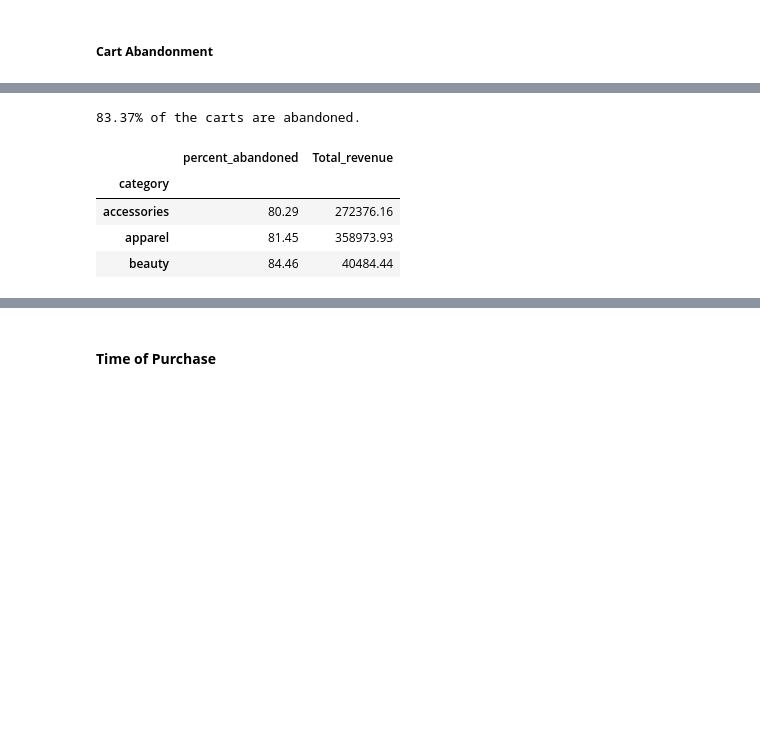
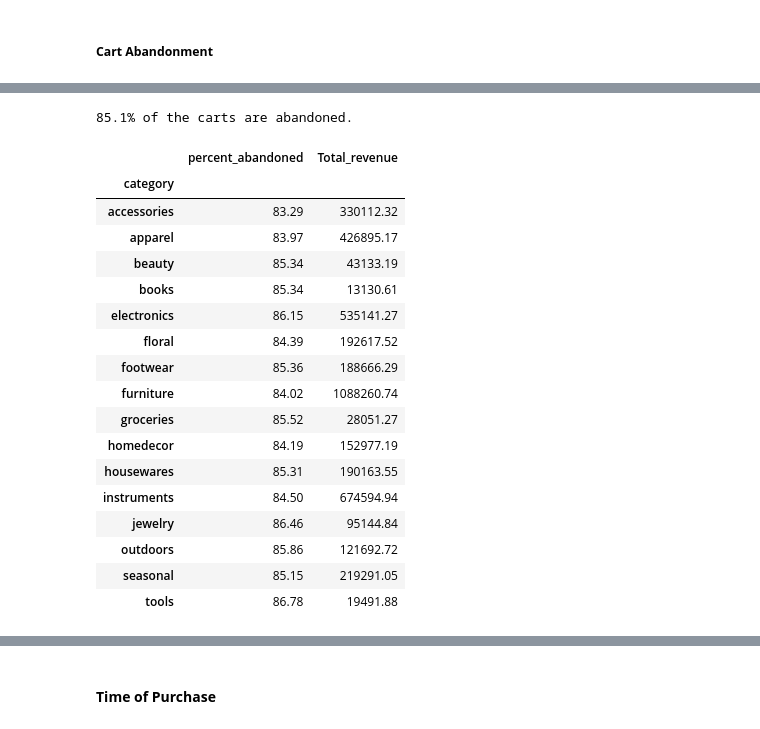
Before and after one commit to diana-kungu/E-commerce-RFM-Analysis, a Jupyter notebook: aws-retail-updated.ipynb, the cells around one changed output, grey strips where cells are left out. Cells and saved outputs as stored; diff of their text form; code cells hidden in the pictures; blank space fills up the shorter version.

```diff
--- a/aws-retail-updated.ipynb
+++ b/aws-retail-updated.ipynb
@@ -72,7 +90,12 @@ products.rename(columns={'id': 'item_id', 'name': 'product_name'},
                inplace = True)
 
 #Merge all datasets
-df = df.merge(products, how='left').merge(
+df_raw = df.merge(products, how='left').merge(
                                     users, how='left', left_on = 'user_id',
                                     right_on = 'id')
-df.drop('id', axis = 1, inplace = True)
+df_pivoted = df_pivoted.merge(products, how='left').merge(
+                                    users, how='left', left_on = 'user_id',
+                                    right_on = 'id')
+
+df_pivoted.drop('id', axis = 1, inplace = True)
+df_raw.head()
@@ -90,3 +121,6 @@ df['price'] = pd.to_numeric(df['price'])
+# %%
+#Convert price to numeric
+df_pivoted['price'] = pd.to_numeric(df_pivoted['price'])
 # %% [markdown]
 ### Products Categories Analysis
 &emsp;  **Orders, Revenue, By Categories** <br>
@@ -203,7 +237,7 @@ df_products.iloc[:10]
 2. What are the conversion rates for each product categories? <br>
 3. Analyze customer flow. <br>
 # %%
-df_interactions = df[['user_id', 'event_type', 'category']]
+df_interactions = df_raw[['user_id', 'event_type', 'category']]
 df_interactions =(df_interactions.pivot_table(index=['category'],
                                     values = 'user_id',
                                     columns='event_type', aggfunc= 'count')
@@ -396,9 +432,10 @@ The average duration from checkoutStarted to OrderCompleted is 31.23 minutes.
 ##### **Cart Abandonment**
 # %%
 #Cart abandonment consists events_type(Added to cart and checkout started)
-df_pivoted = pd.pivot_table(df, index=['user_id', 'item_id', 'category', 'price'], columns= 'event_type',
-               values= 'date', aggfunc= 'first').reset_index()
-df_pivoted['Abandoned Flag'] = np.where(df_pivoted['ProductAdded'].notna() &
+df_cart = df_pivoted[['user_id', 'item_id', 'category', 'price',
+                      'ProductViewed','ProductAdded', 'CartViewed', 'CheckoutStarted',
+                        'OrderCompleted']].copy()
+df_cart['Abandoned Flag'] = np.where(df_pivoted['ProductAdded'].notna() &
                                         df_pivoted['OrderCompleted'].isna(), 1,0)
-df_pivoted.head(2)
+df_cart.head(2)
 # %% [output]
@@ -408,18 +445,31 @@ df_pivoted.head(2)
 # %%
-df_abandoned = df_pivoted[df_pivoted['ProductAdded'].notnull()].groupby(
+df_abandoned = df_cart[df_cart['ProductAdded'].notnull()].groupby(
             'category').agg(percent_abandoned = ('Abandoned Flag', lambda x : round(np.mean(x)*100,2)),
             Total_revenue = ('price', 'sum'))
 
 percent_abandoned = round(df_abandoned['percent_abandoned'].mean(),2)
 print(f'{percent_abandoned}% of the carts are abandoned.')
-df_abandoned.head(3)
+df_abandoned
 # %% [output]
-83.37% of the carts are abandoned.
+85.1% of the carts are abandoned.
 |  | percent_abandoned | Total_revenue |
 | category |  |  |
-| accessories | 80.29 | 272376.16 |
-| apparel | 81.45 | 358973.93 |
-| beauty | 84.46 | 40484.44 |
+| accessories | 83.29 | 330112.32 |
+| apparel | 83.97 | 426895.17 |
+| beauty | 85.34 | 43133.19 |
+| books | 85.34 | 13130.61 |
+| electronics | 86.15 | 535141.27 |
+| floral | 84.39 | 192617.52 |
+| footwear | 85.36 | 188666.29 |
+| furniture | 84.02 | 1088260.74 |
+| groceries | 85.52 | 28051.27 |
+| homedecor | 84.19 | 152977.19 |
+| housewares | 85.31 | 190163.55 |
+| instruments | 84.50 | 674594.94 |
+| jewelry | 86.46 | 95144.84 |
+| outdoors | 85.86 | 121692.72 |
+| seasonal | 85.15 | 219291.05 |
+| tools | 86.78 | 19491.88 |
 # %%
 percent_vals = [round(100-percent_abandoned, 2), percent_abandoned]
 print(percent_vals)
```
Also changed, not shown: parts of 29 cells of this notebook.
